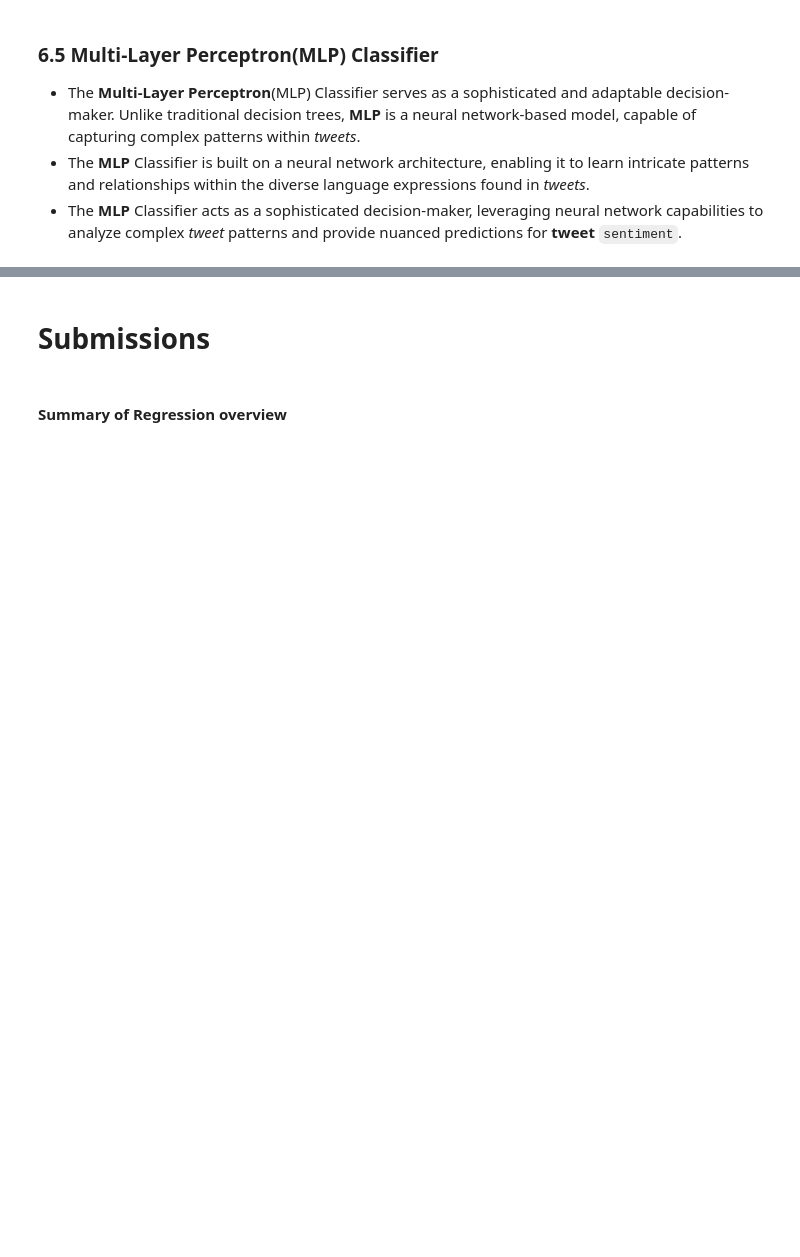
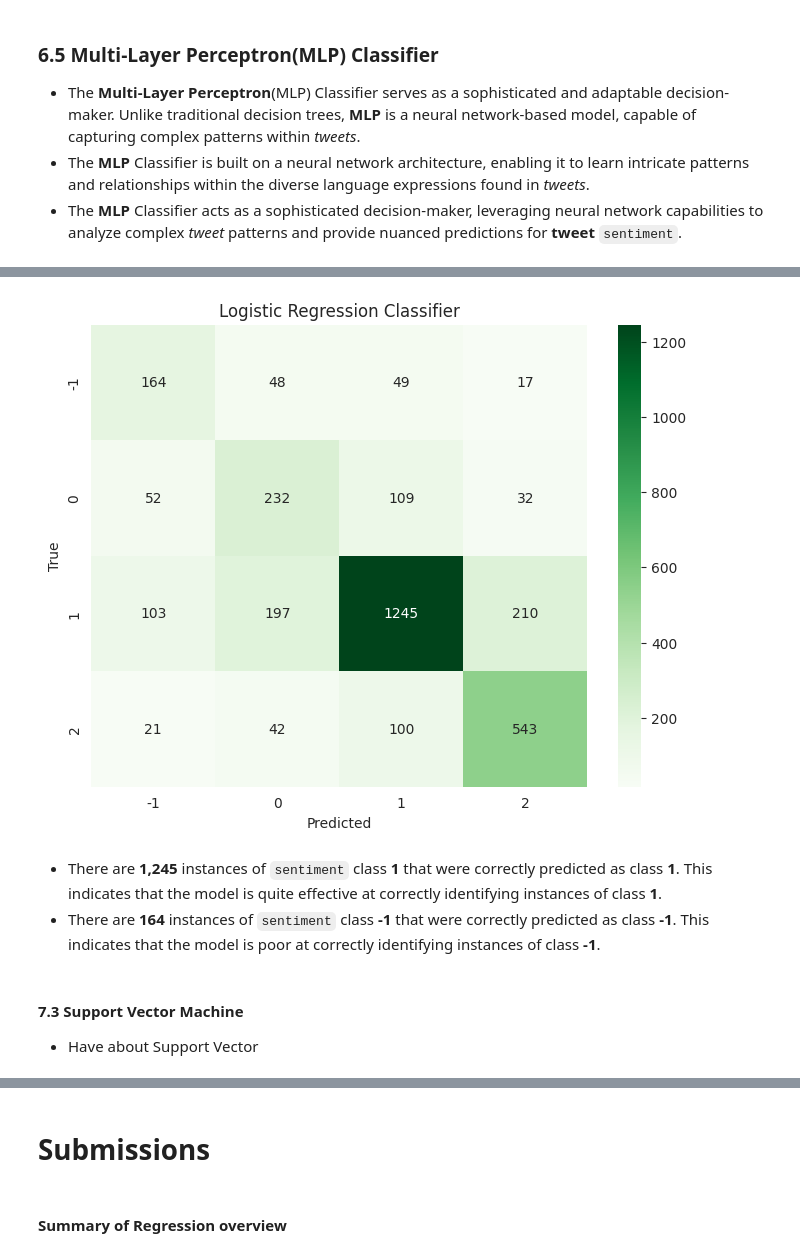
Before and after one commit to Sonkhe-Shongwe/Classification-Sprint-2307FTDS-Team-JL2, a Jupyter notebook: Temporary_Notebook.ipynb, the cells around one changed output, grey strips where cells are left out. Cells and saved outputs as stored; diff of their text form; code cells hidden in the pictures; blank space fills up the shorter version.

```diff
--- a/Temporary_Notebook.ipynb
+++ b/Temporary_Notebook.ipynb
@@ -979,0 +1103,19 @@ weighted avg       0.74      0.74      0.72      3164
+# %%
+# Compute confusion matrix with specified labels
+confusion_mat_logistic = confusion_matrix(y_test, y_pred_logistic_pipeline, labels=labels)
+
+# Plot confusion matrix as a heatmap
+plt.figure(figsize=(8, 6))
+sns.heatmap(confusion_mat_logistic, annot=True, fmt="d", cmap="Greens", cbar=True, xticklabels=labels, yticklabels=labels)
+plt.xlabel("Predicted")
+plt.ylabel("True")
+plt.title("Logistic Regression Classifier")
+plt.show()
+# %% [output]
+[figure, added]
+# %% [markdown]
+- There are **1,245** instances of `sentiment` class **1** that were correctly predicted as class **1**. This indicates that the model is quite effective at correctly identifying instances of class **1**.
+- There are **164** instances of `sentiment` class **-1** that were correctly predicted as class **-1**. This indicates that the model is poor at correctly identifying instances of class **-1**.
+# %% [markdown]
+#### 7.3 Support Vector Machine
+- Have about Support Vector
```
Also changed, not shown: parts of 85 cells of this notebook.
